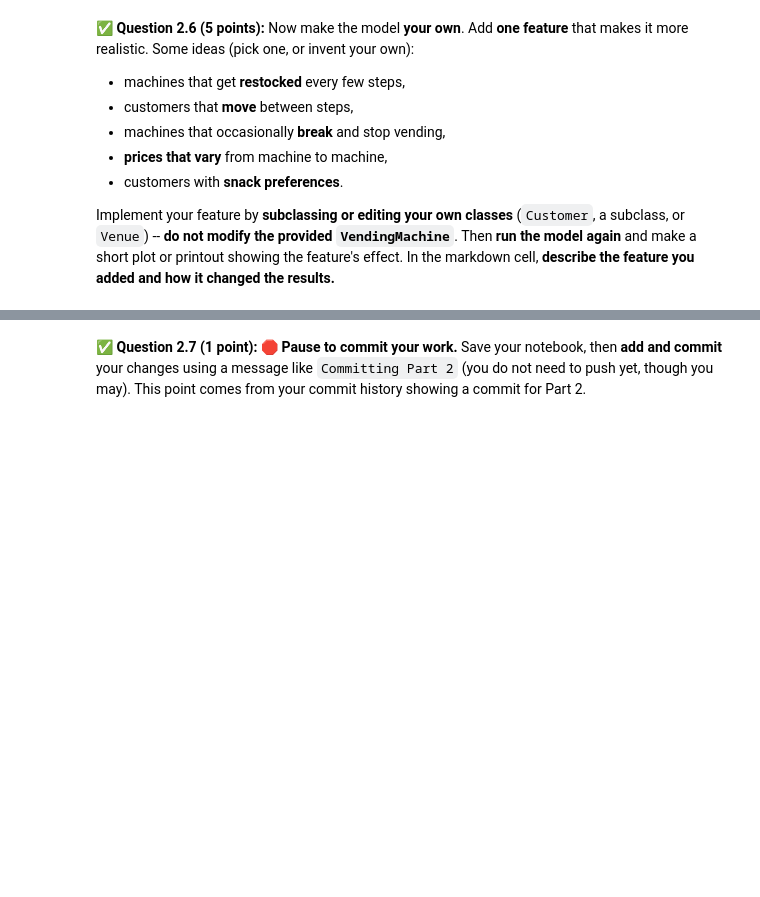
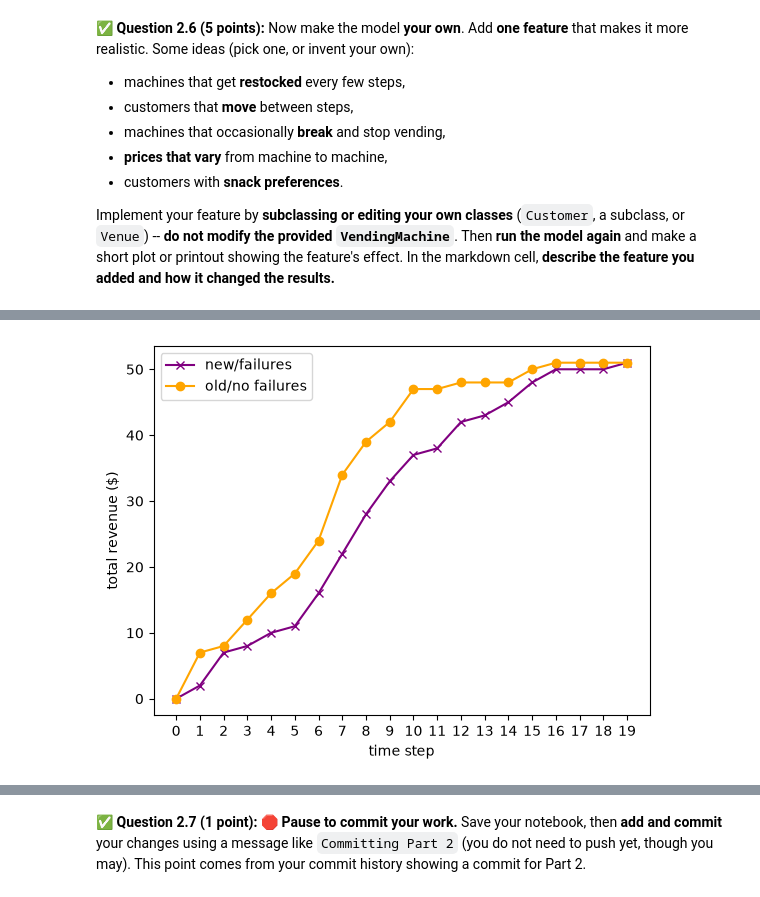
Before and after one commit to emilysklenicka/CMSE202-f26-turnin, a Jupyter notebook: hw-02/HW02-ABMandGraphTheory-STUDENT.ipynb, the cells around one changed output, grey strips where cells are left out. Saved outputs shown, nothing was run; the diff lists cells and outputs as text; code cells hidden in the pictures; blank space fills up the shorter version.

```diff
--- a/hw-02/HW02-ABMandGraphTheory-STUDENT.ipynb
+++ b/hw-02/HW02-ABMandGraphTheory-STUDENT.ipynb
@@ -382,0 +468,83 @@ how it changed the results.**
+# %%
+# Put your enhancement here: implement the feature, run the model, and show its effect.
+class ImperfectMachine(VendingMachine):
+    def __init__(self, starting_treats, location, price = 1, failure_rate = .5):
+        self.failure_rate = failure_rate
+        super().__init__(starting_treats, location, price)
+
+    def fail(self):
+        if random.random() < self.failure_rate:
+            return False
+
+        else:
+            return True
+
+
+# redefining the Venue class so that we must check if the machine works before vending.
+
+class Venue:
+    def __init__(self, machines, customers):
+        self.machines = machines
+        self.customers = customers
+        self.history = []
+
+    def nearest_machine(self, customer):
+        closest_dist = math.inf
+        for machine in self.machines:
+            distance_to_customer = math.hypot(customer.position[0] - machine.location[0], customer.position[1] - machine.location[1])
+            if distance_to_customer < closest_dist:
+                closest_dist = distance_to_customer
+                closest_machine = machine
+        return closest_machine
+
+    def step(self):
+        for cust in self.customers:
+            cust.get_hungrier()
+            if cust.wants_to_buy():
+                closest_machine = self.nearest_machine(cust)
+                if closest_machine.fail():
+                    if closest_machine.inventory:
+                        closest_machine.input_cash(closest_machine.price)
+                        if closest_machine.make_request(closest_machine.inventory[0]):
+                            cust.cash -= closest_machine.price
+                            cust.hunger = 0
+
+
+        total_revenue = sum(machine.stash for machine in self.machines)
+        self.history.append(total_revenue)
+
+    def run(self, n_steps):
+        for n in range(n_steps):
+            self.step()
+        return self.history
+
+#redefining the build venue function so it uses imperfect machines:
+import random
+
+SNACKS = ['Twix', 'Snickers', 'M&Ms', 'Chips', 'Pretzels']
+
+def build_venue(n_students, n_visitors, seed=202610):
+    """Build a fresh Venue: three freshly-stocked machines plus the requested mix of customers.
+    The seed is fixed so customer positions are identical across populations (a fair comparison)."""
+    rng = random.Random(seed)
+    machines = [ImperfectMachine([s for s in SNACKS for _ in range(4)], location=loc)
+                for loc in [(1, 1), (8, 8), (1, 8)]]
+    customers  = [Student(position=(rng.randint(0, 9), rng.randint(0, 9))) for _ in range(n_students)]
+    customers += [Visitor(position=(rng.randint(0, 9), rng.randint(0, 9))) for _ in range(n_visitors)]
+    return Venue(machines, customers)
+
+
+new_venue = build_venue(8,8)
+new_venue_rev_history = new_venue.run(20)
+print('The new revenue history is:', new_venue_rev_history)
+print('The old revenue history is:', rev_history_mixed)
+new_time = np.arange(0,20)
+
+plt.plot(new_time, new_venue_rev_history, marker = 'x', color = 'purple', label = 'new/failures')
+plt.plot(new_time, rev_history_mixed, marker = 'o', color = 'orange', label = 'old/no failures')
+plt.xticks(new_time)
+plt.legend()
+plt.xlabel('time step')
+plt.ylabel('total revenue ($)')
+plt.show()
+# %% [output]
@@ -382,0 +553 @@ how it changed the results.**
+[figure, added]
```
Also changed, not shown: parts of 18 cells of this notebook.
